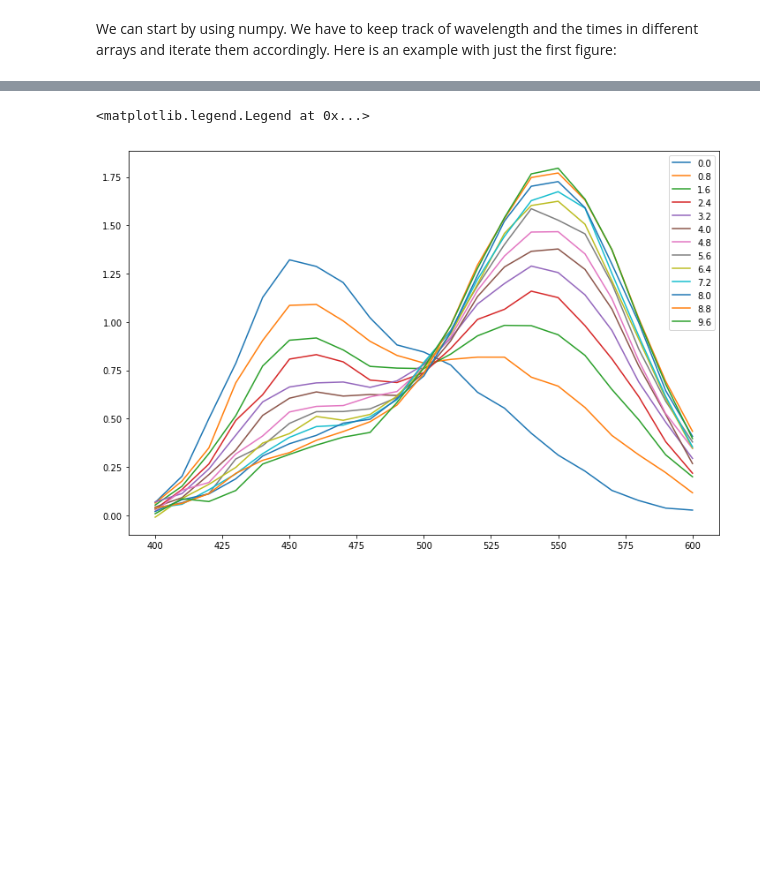
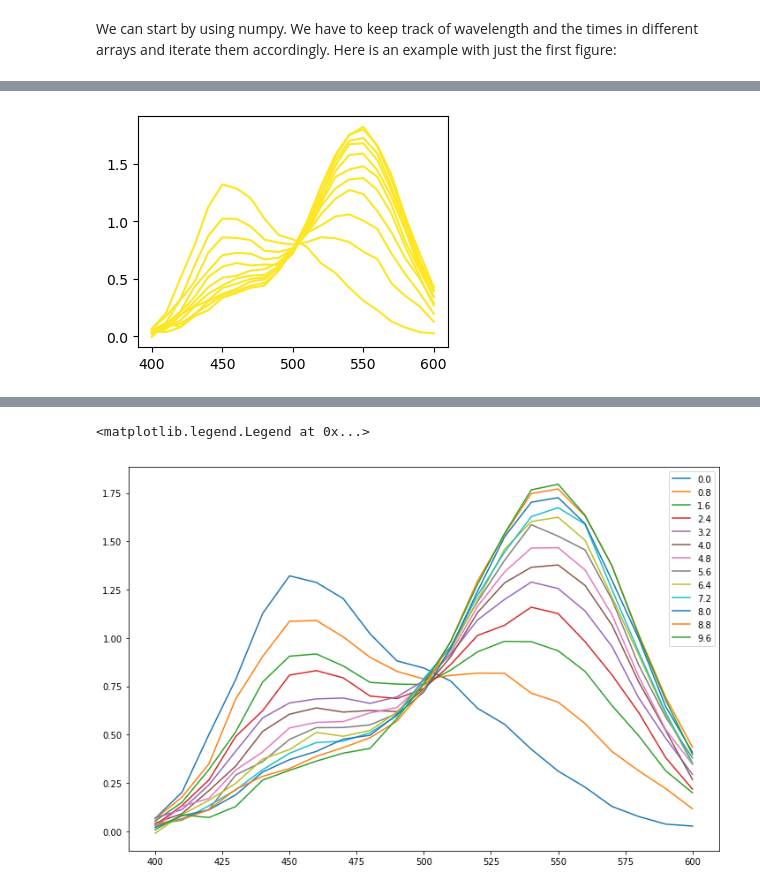
Before and after one commit to rcrehuet/Python_para_Cientificos_2026-CSIC, a Jupyter notebook: notebooks/absorbance-numpy.ipynb, the cells around one changed output, grey strips where cells are left out. Drawn from its saved outputs; the diff is of its cells as text; code cells hidden in the pictures; blank space fills up the shorter version.

```diff
--- a/notebooks/absorbance-numpy.ipynb
+++ b/notebooks/absorbance-numpy.ipynb
@@ -28,0 +91,5 @@ abs =  # extract absorbance
+# %%
+for row in absorb[::5]:
+    plt.plot(lam, row, '-', color=cm.viridis(0.999))
+# %% [output]
+[figure, added]
```
Also changed, not shown: parts of 34 cells of this notebook, 2 other files.
